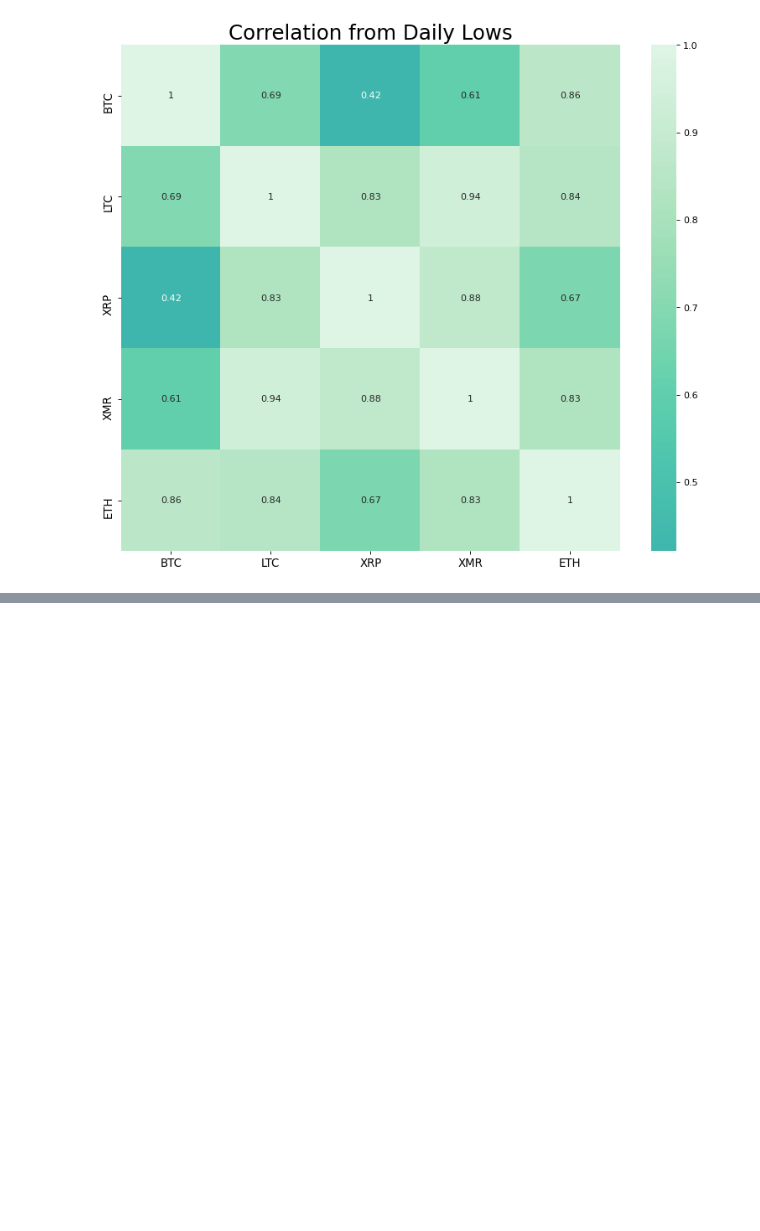
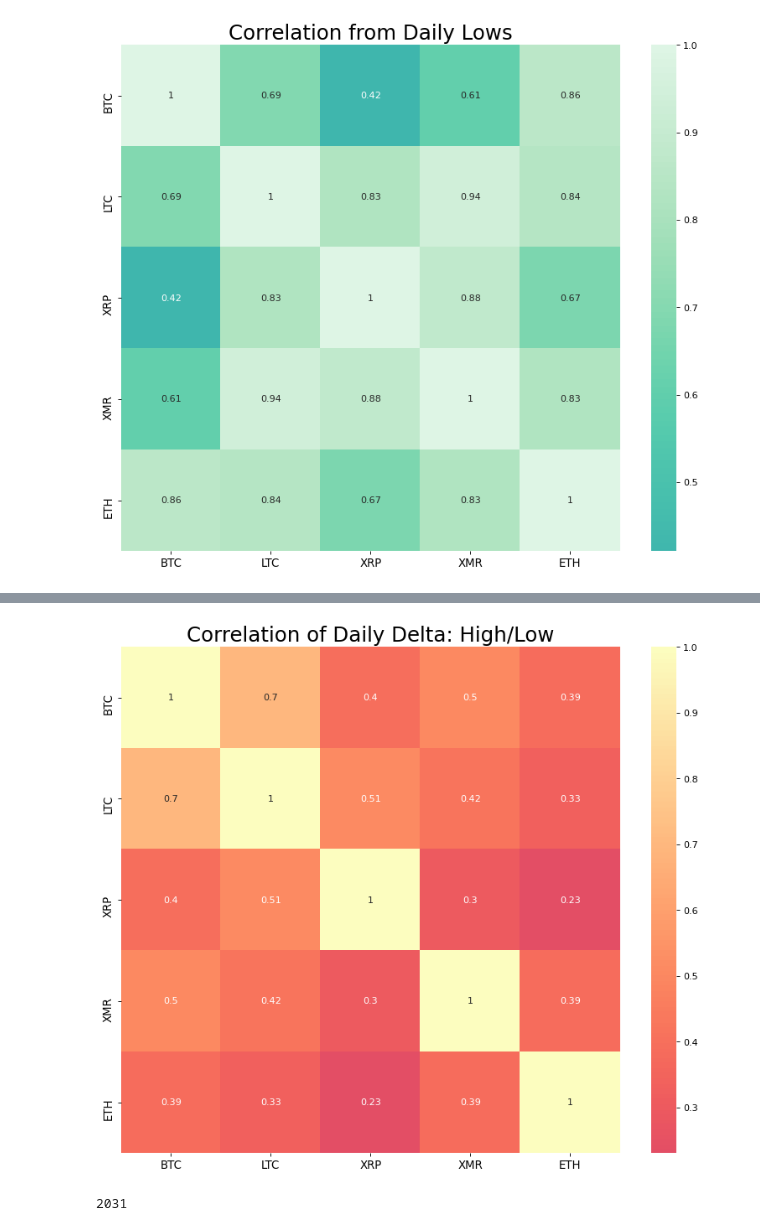
Before and after one commit to bestmatthew/CryptoPrices, a Jupyter notebook: data/crypt0/EDA First Look Cryto.ipynb, the cells around one changed output, grey strips where cells are left out. Drawn from its saved outputs; the diff is of its cells as text; code cells hidden in the pictures; blank space fills up the shorter version.

```diff
--- a/data/crypt0/EDA First Look Cryto.ipynb
+++ b/data/crypt0/EDA First Look Cryto.ipynb
@@ -551,0 +593,2 @@ plt.show()
+# %%
+highlowcomparison = highframe / trimmed_df
@@ -551,0 +604,15 @@ plt.show()
+# %%
+# Import Dataset
+df = highlowcomparison
+
+# Plot
+plt.figure(figsize=(12,10), dpi= 80)
+sns.heatmap(highlowcomparison.corr(), xticklabels=highlowcomparison.corr().columns, yticklabels=highlowcomparison.corr().columns, cmap='magma', center=0, annot=True)
+
+# Decorations
+plt.title('Correlation of Daily Delta: High/Low', fontsize=22)
+plt.xticks(fontsize=12)
+plt.yticks(fontsize=12)
+plt.show()
+# %% [output]
+[figure, added]
@@ -551,0 +635,5 @@ plt.show()
+# %%
+len(aswing)
+len(cswing)
+# %% [output]
+2031
```
Also changed, not shown: parts of 25 cells of this notebook, 1 other file.
